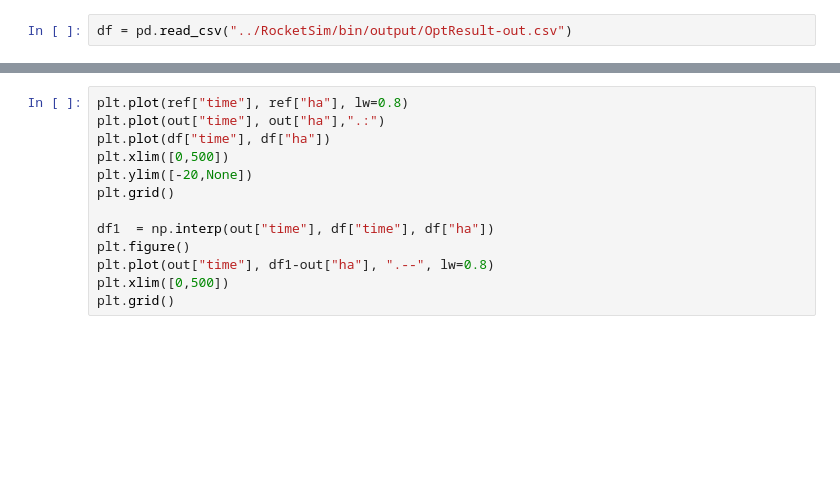
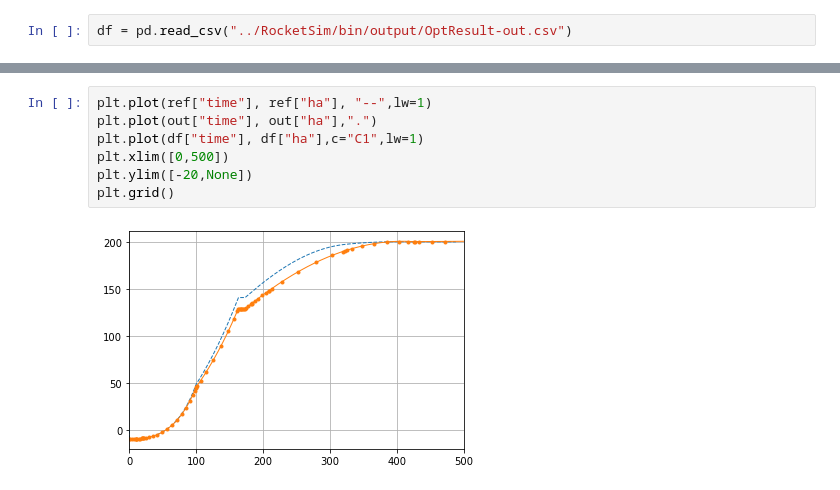
Before and after one commit to istellartech/GELATO, a Jupyter notebook: Trajectory_Optimization-6DoFquat-LG.ipynb, the cells around one changed output, grey strips where cells are left out. Cells and saved outputs as stored; diff of their text form; blank space fills up the shorter version.

```diff
--- a/Trajectory_Optimization-6DoFquat-LG.ipynb
+++ b/Trajectory_Optimization-6DoFquat-LG.ipynb
@@ -28,14 +57,10 @@ plt.grid()
 # %%
-plt.plot(ref["time"], ref["ha"], lw=0.8)
-plt.plot(out["time"], out["ha"],".:")
-plt.plot(df["time"], df["ha"])
+plt.plot(ref["time"], ref["ha"], "--",lw=1)
+plt.plot(out["time"], out["ha"],".")
+plt.plot(df["time"], df["ha"],c="C1",lw=1)
 plt.xlim([0,500])
 plt.ylim([-20,None])
 plt.grid()
-
-df1  = np.interp(out["time"], df["time"], df["ha"])
-plt.figure()
-plt.plot(out["time"], df1-out["ha"], ".--", lw=0.8)
-plt.xlim([0,500])
-plt.grid()
+# %% [output]
+[figure, added]
 # %%
```
Also changed, not shown: parts of 16 cells of this notebook, 5 other files.
